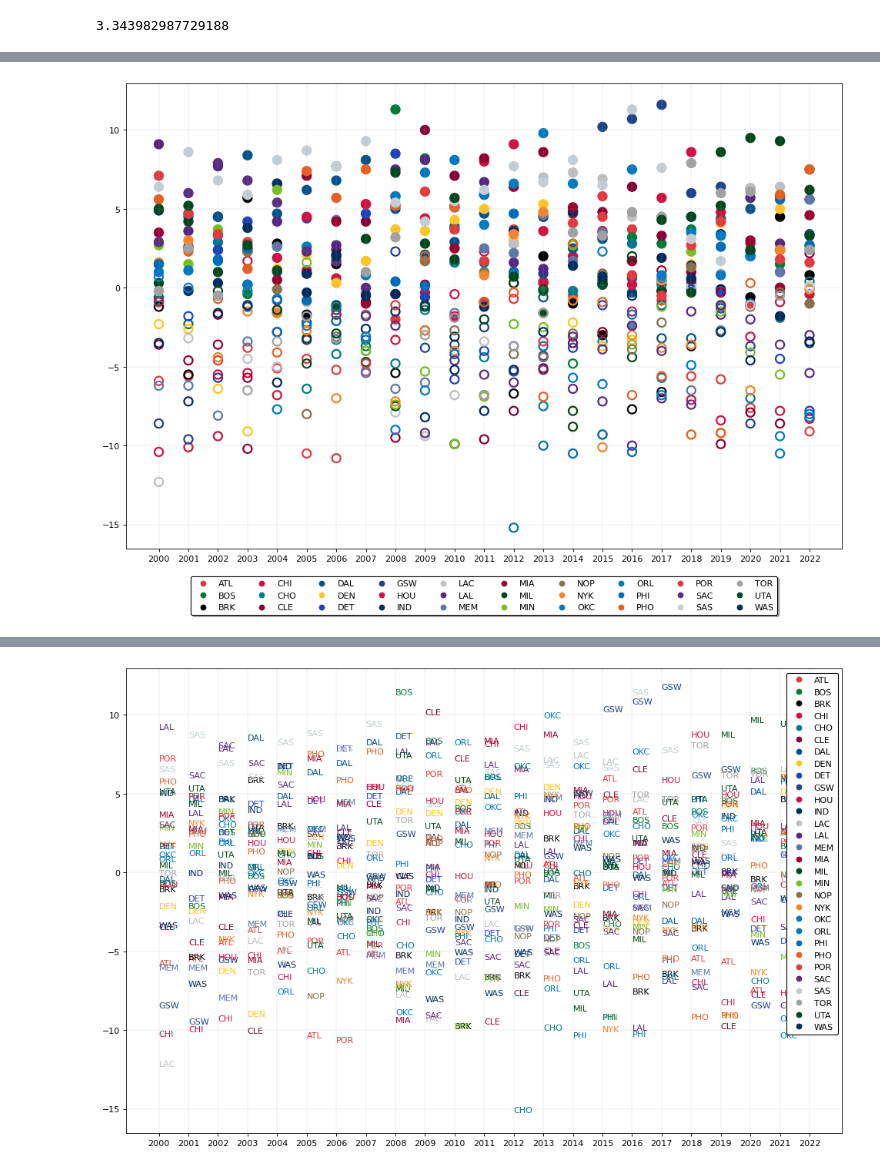
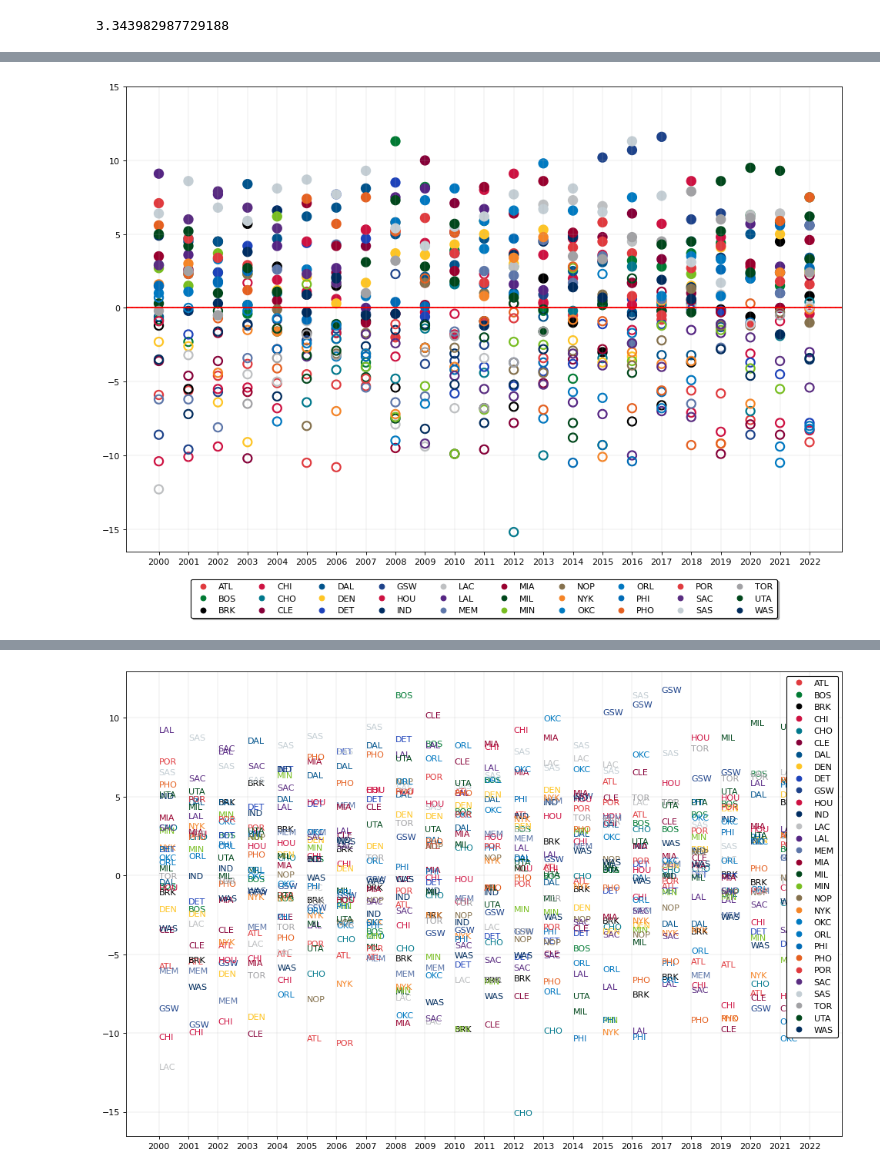
Before and after one commit to mibrahimfm/NBA-analysis, a Jupyter notebook: Net_Rating_Analysys.ipynb, the cells around one changed output, grey strips where cells are left out. Drawn from its saved outputs; the diff is of its cells as text; code cells hidden in the pictures.

```diff
--- a/Net_Rating_Analysys.ipynb
+++ b/Net_Rating_Analysys.ipynb
@@ -260,27 +291,30 @@ std([p[1] for p in ec_playoff_counter])
 # %%
 plt.figure(figsize=(15, 10), dpi=80)
 i = 0
 for team in UC.CURRENT_TEAMS:
     seasons_team = len(teams_net_rating[team][0])
     total_analyzed_seasons = len(UC.SEASONS)
     if seasons_team < total_analyzed_seasons:
         for i in range(total_analyzed_seasons - seasons_team):
             teams_net_rating[team][0].insert(0, None)
             teams_net_rating[team][1].insert(0, None)
 
     made_playoffs = np.array(teams_net_rating[team][1])
     col = np.where(made_playoffs==True, UC.CURRENT_TEAM_COLORS[i], 'none')
 
+    plt.axhline(y=0.0, color='red', linestyle='--', lw=0.2)
+
     plt.scatter(UC.SEASONS, teams_net_rating[team][0], s=100, edgecolor=UC.CURRENT_TEAM_COLORS[i], facecolor=col, lw = 2, label=team)
 
     i += 1
 
 plt.grid(lw=0.2)
 plt.xticks(UC.SEASONS)
+plt.yticks(range(-15,16,5))
 handles, labels = plt.gca().get_legend_handles_labels()
 new_handles = [Line2D([0], [0], marker='o', markerfacecolor=x, markeredgecolor=x, ls='') for x in UC.CURRENT_TEAM_COLORS]
 plt.legend(new_handles, labels, markerscale=1, edgecolor='black', fontsize=10, frameon=True, framealpha=1, loc='upper center', bbox_to_anchor=(0.5, -0.05),
           fancybox=True, shadow=True, ncol=10)
 plt.show()
 # %% [output]
-[figure, old version]
+[figure, new version]
```
Also changed, not shown: parts of 14 cells of this notebook, 6 other files.
